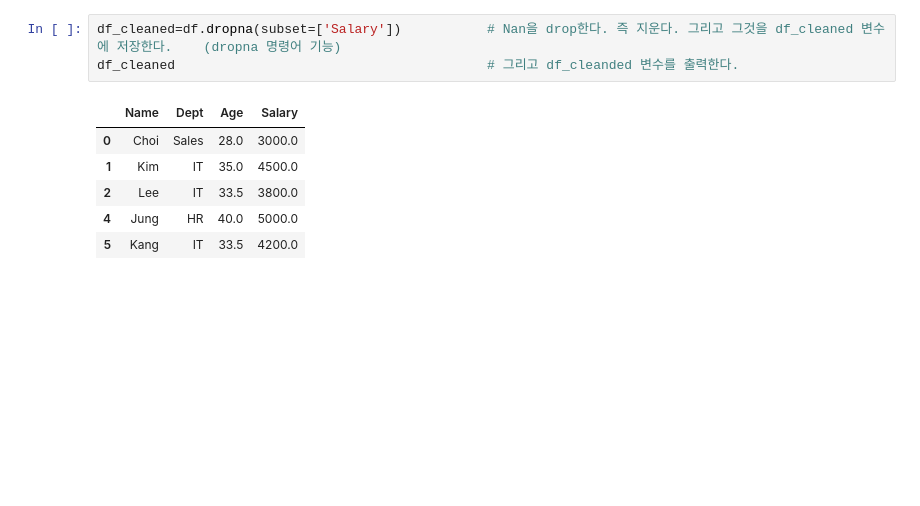
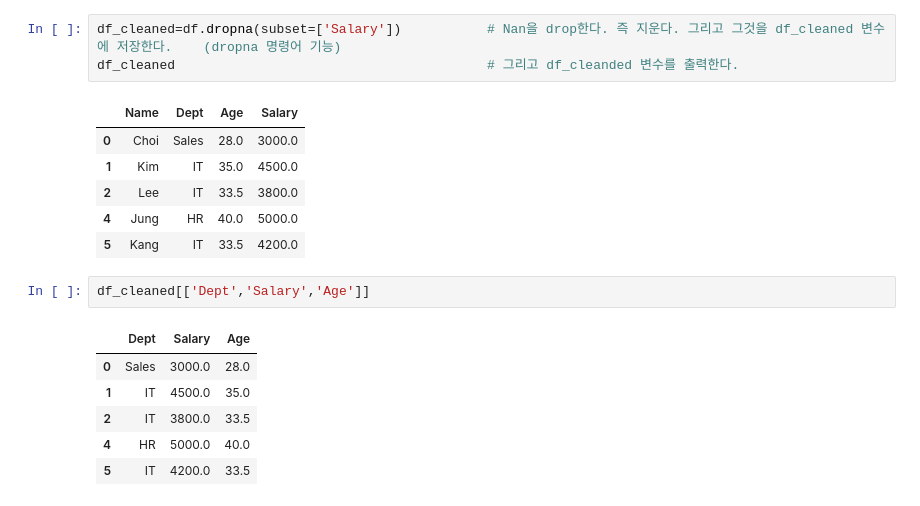
Before and after one commit to hslcrb/kw-competition-practice, a Jupyter notebook: 20260705-일요실습1.ipynb, the cells around one changed output. Saved outputs shown, nothing was run; the diff lists cells and outputs as text; blank space fills up the shorter version.

```diff
--- a/20260705-일요실습1.ipynb
+++ b/20260705-일요실습1.ipynb
@@ -636,3 +636,12 @@ df_cleaned                                        # 그리고 df_cleanded 변수
 | 2 | Lee | IT | 33.5 | 3800.0 |
 | 4 | Jung | HR | 40.0 | 5000.0 |
 | 5 | Kang | IT | 33.5 | 4200.0 |
+# %%
+df_cleaned[['Dept','Salary','Age']]
+# %% [output]
+|  | Dept | Salary | Age |
+| 0 | Sales | 3000.0 | 28.0 |
+| 1 | IT | 4500.0 | 35.0 |
+| 2 | IT | 3800.0 | 33.5 |
+| 4 | HR | 5000.0 | 40.0 |
+| 5 | IT | 4200.0 | 33.5 |
```
Also changed, not shown: parts of 1 cell of this notebook.
